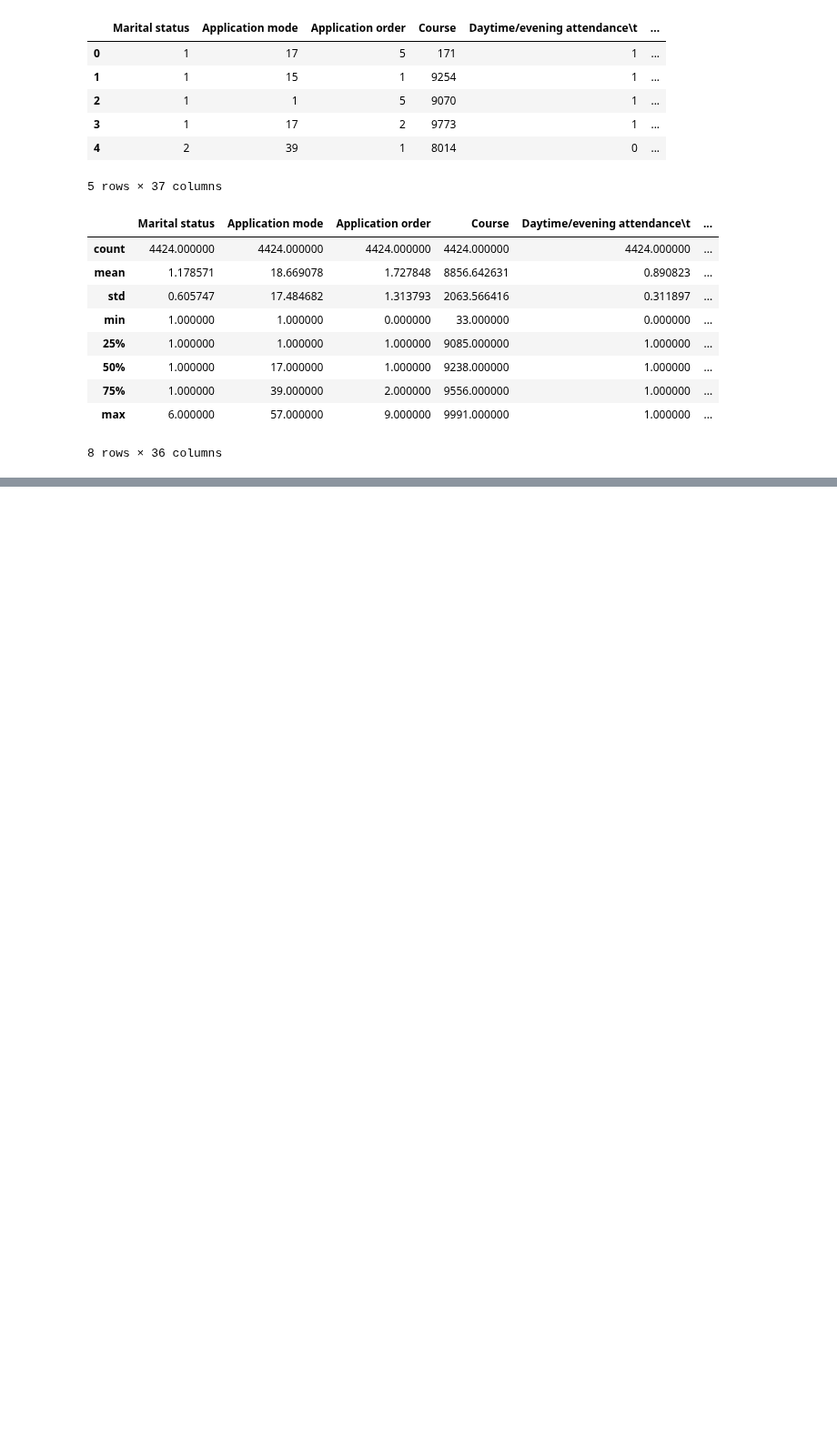
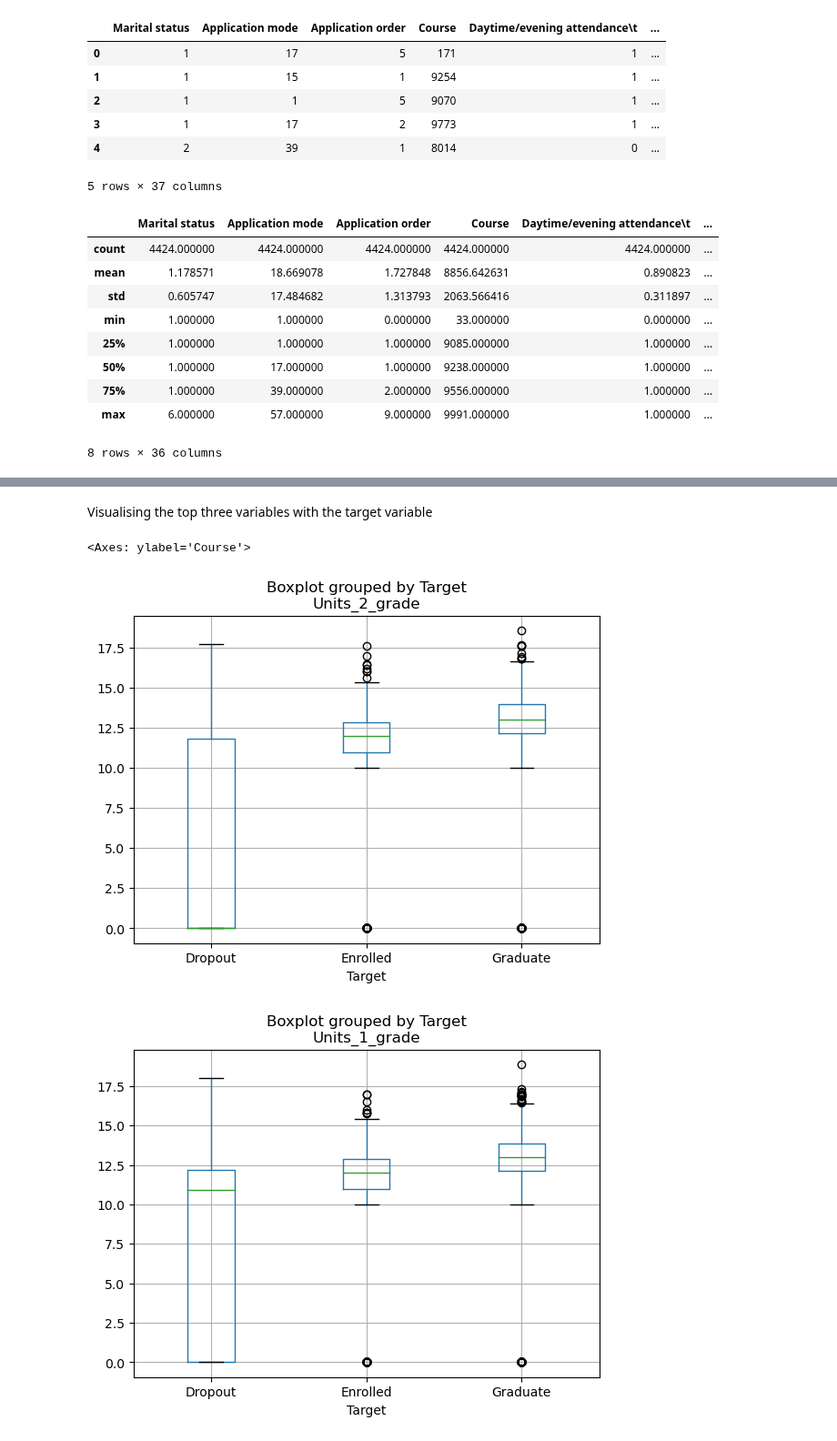
Before and after one commit to MSC-DS-Y1/Applied-Machine-Learning-Project, a Jupyter notebook: src/dataset/data_cleaning.ipynb, the cells around one changed output, grey strips where cells are left out. Shown at 91% size. Saved outputs shown, nothing was run; the diff lists cells and outputs as text; code cells hidden in the pictures; blank space fills up the shorter version.

```diff
--- a/src/dataset/data_cleaning.ipynb
+++ b/src/dataset/data_cleaning.ipynb
@@ -30,0 +175,14 @@ data.describe()
+# %% [markdown]
+Visualising the top three variables with the target variable
+# %%
+data_vars_good.boxplot(column = "Units_2_grade", by = "Target")
+
+data_vars_good.boxplot(column = "Units_1_grade", by = "Target")
+
+
+course_check = pd.crosstab(index=data_vars_good['Course'], columns=data_vars_good['Target'] )
+course_check.plot(kind='barh', stacked=True)
+# %% [output]
+<Axes: ylabel='Course'>
+[figure, added]
+[figure, added]
```
Also changed, not shown: parts of 7 cells of this notebook.
